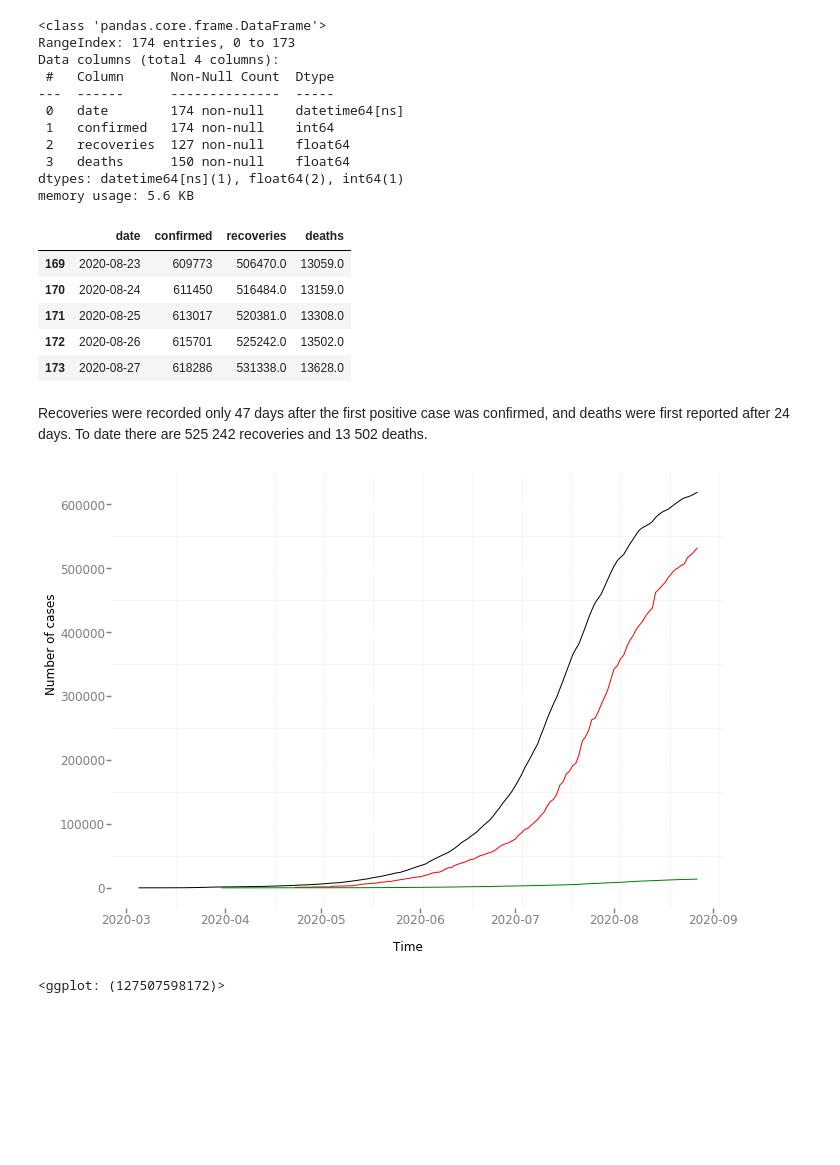
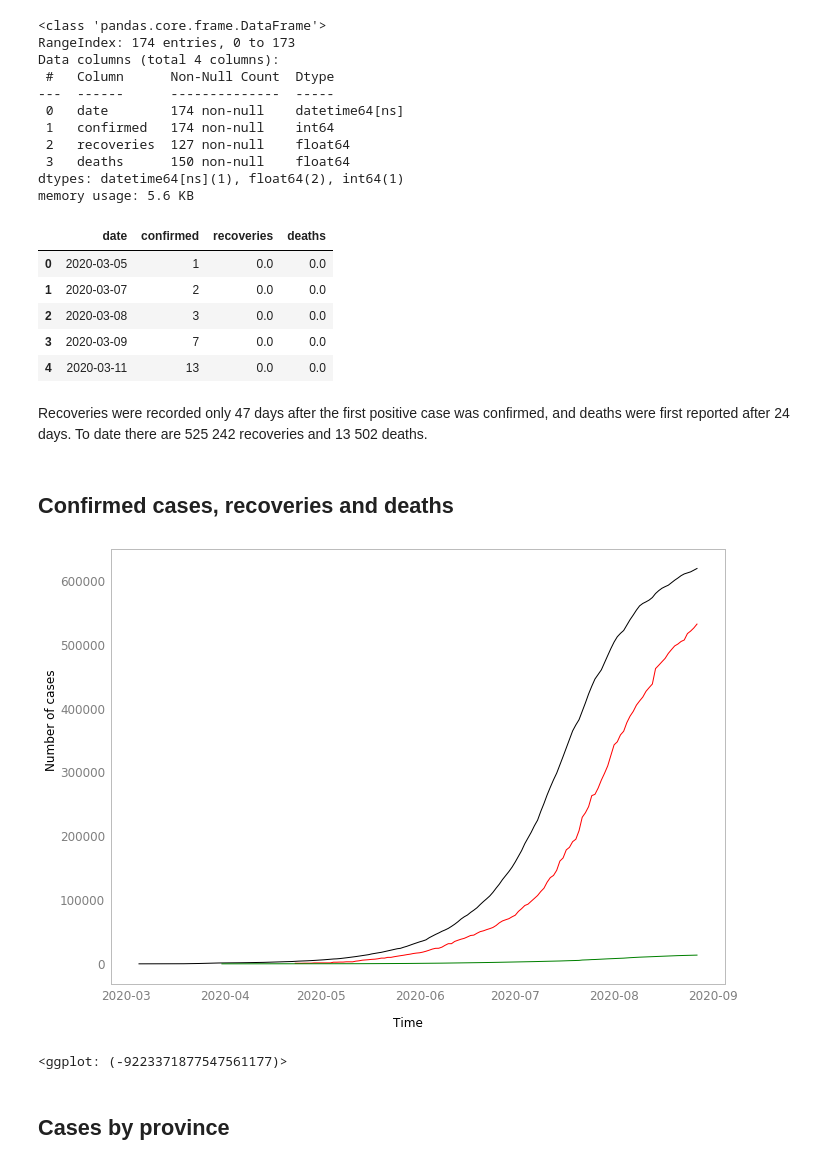
Before and after one commit to ZintleFaltein/Covid-modelling, a Jupyter notebook: Notebooks/Covid19_analysis.ipynb, the cells around one changed output. Drawn from its saved outputs; the diff is of its cells as text; code cells hidden in the pictures; blank space fills up the shorter version.

```diff
--- a/Notebooks/Covid19_analysis.ipynb
+++ b/Notebooks/Covid19_analysis.ipynb
@@ -82,17 +83,22 @@ memory usage: 5.6 KB
 # shift rows down so that dates correspond
 total_cases['recoveries'] = total_cases['recoveries'].shift(47)
 total_cases['deaths'] = total_cases['deaths'].shift(24)
+# %%
+total_cases['recoveries'] = total_cases['recoveries'].fillna(0)
+total_cases['deaths'] = total_cases['deaths'].fillna(0)
 # %%
-total_cases.tail()
+total_cases.head()
 # %% [output]
 |  | date | confirmed | recoveries | deaths |
-| 169 | 2020-08-23 | 609773 | 506470.0 | 13059.0 |
-| 170 | 2020-08-24 | 611450 | 516484.0 | 13159.0 |
-| 171 | 2020-08-25 | 613017 | 520381.0 | 13308.0 |
-| 172 | 2020-08-26 | 615701 | 525242.0 | 13502.0 |
-| 173 | 2020-08-27 | 618286 | 531338.0 | 13628.0 |
+| 0 | 2020-03-05 | 1 | 0.0 | 0.0 |
+| 1 | 2020-03-07 | 2 | 0.0 | 0.0 |
+| 2 | 2020-03-08 | 3 | 0.0 | 0.0 |
+| 3 | 2020-03-09 | 7 | 0.0 | 0.0 |
+| 4 | 2020-03-11 | 13 | 0.0 | 0.0 |
 # %% [markdown]
 Recoveries were recorded only 47 days after the first positive case was confirmed, and deaths were first reported after 24 days. To date there are 525 242 recoveries and 13 502 deaths.
+# %% [markdown]
+## Confirmed cases, recoveries and deaths
 # %%
 # plot the number of positive cases and recoveries
 ggplot(total_cases, aes(x='date')) + \
@@ -101,11 +107,14 @@ ggplot(total_cases, aes(x='date')) + \
     geom_line(aes(y='deaths'), color='green') + \
     xlab('Time') + \
     ylab('Number of cases') + \
-    theme_bw()
+    theme_bw() + \
+    theme()
 # this graph still needs a legend
 # %% [output]
 [figure]
-<ggplot: (127507598172)>
+<ggplot: (-9223371877547561177)>
+# %% [markdown]
+## Cases by province
 # %%
 ggplot(confirmed, aes(x='date')) + \
     geom_line(aes(y='EC'), color='black') + \
```
Also changed, not shown: parts of 12 cells of this notebook, 1 other file.
